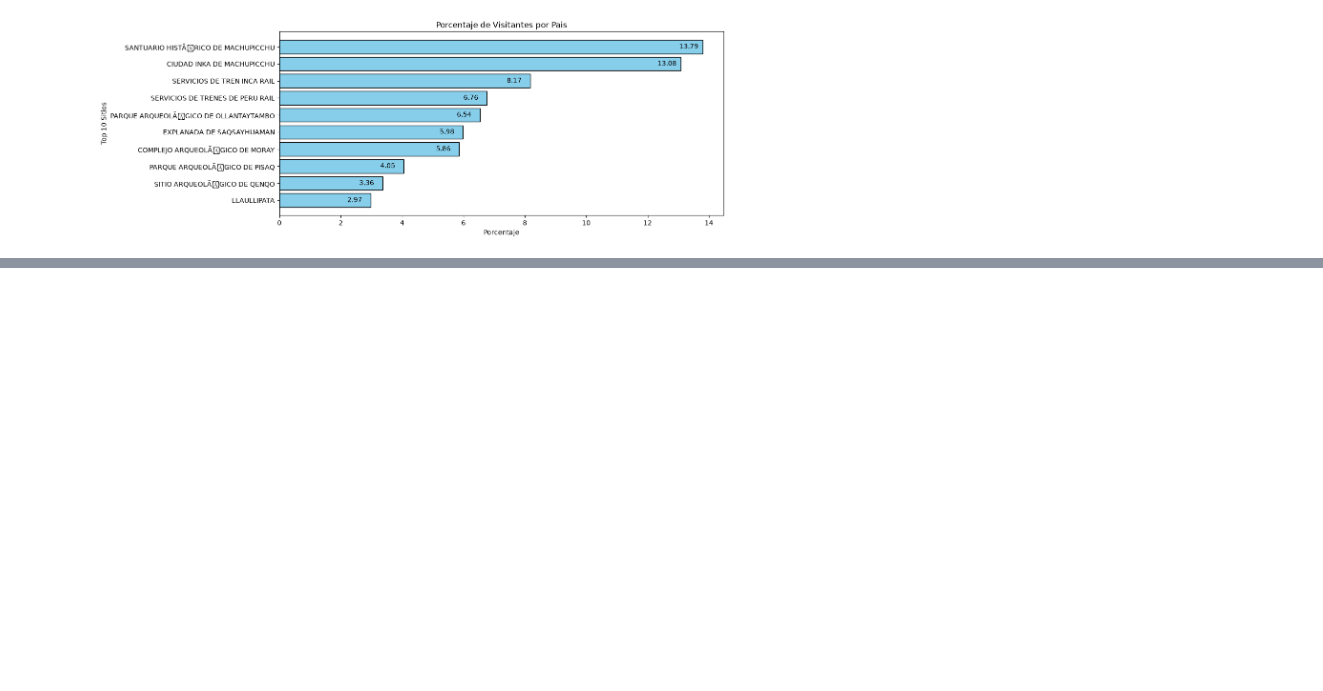
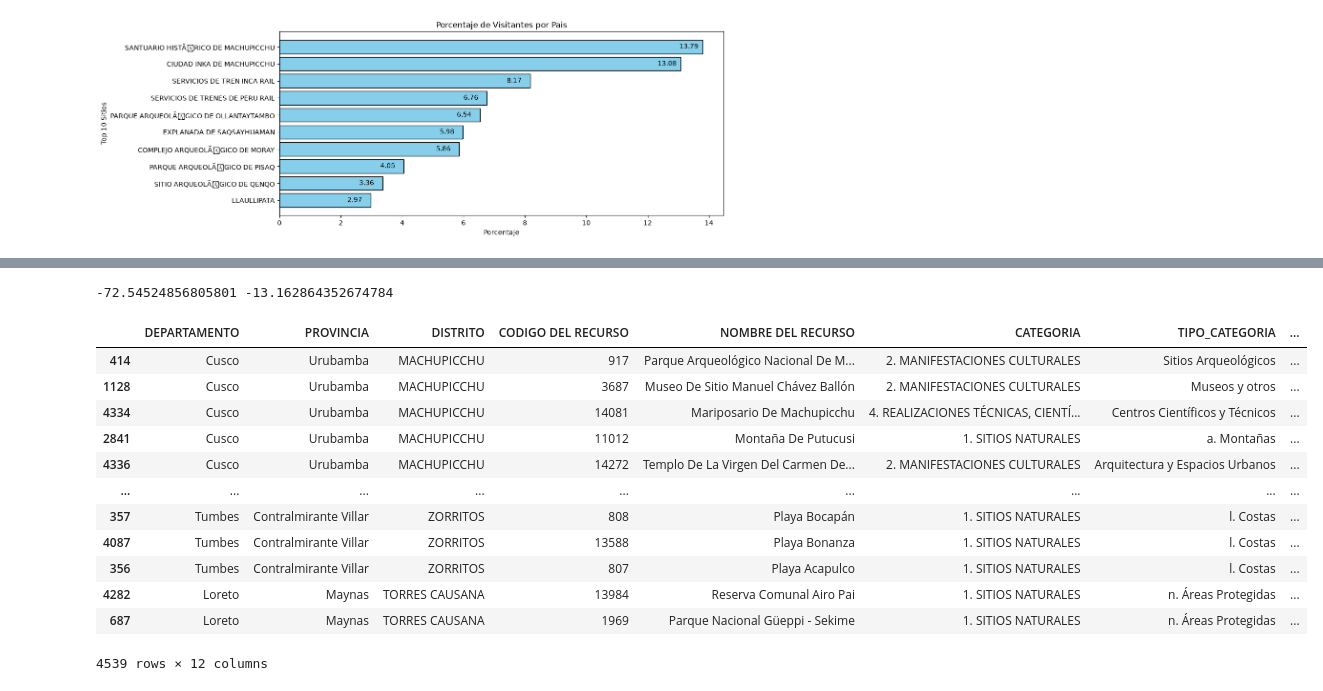
Before and after one commit to jp21bp/DS_Proyectos, a Jupyter notebook: 3_SegmentacionClientes/eda2.ipynb, the cells around one changed output, grey strips where cells are left out. Cells and saved outputs as stored; diff of their text form; code cells hidden in the pictures; blank space fills up the shorter version.

```diff
--- a/3_SegmentacionClientes/eda2.ipynb
+++ b/3_SegmentacionClientes/eda2.ipynb
@@ -933,0 +1018,61 @@ for i in range(len(top_X_sitios)):
+# %%
+##### Analisis: Viendo cuales son los otros sitios turisticos cerca a MP
+    # Considerando que MP es el sitio mas popular
+#### Indice de MP
+idx_MP = df_3[df_3['NOMBRE DEL RECURSO'] == 'Parque Arqueológico Nacional De Machu Picchu'].index
+
+#### Seleccionando coordinadas de MP
+MP_lat = df_3['LATITUD'].iloc[idx_MP].values.tolist()[0]
+MP_lon = df_3['LONGITUD'].iloc[idx_MP].values.tolist()[0]
+print(MP_lon, MP_lat)
+
+#### Creando formula para medir distancia de dos coordinadas
+def distancia(fila, lat_sitio, lon_sitio):
+    R = 6371.0  # 6371 kilometros por radian de Tierra
+
+    # Configuraciones
+    lat1 = fila['LATITUD']
+    lon1 = fila['LONGITUD']
+    lat2 = lat_sitio
+    lon2 = lon_sitio
+
+    # Convertir grados a radianes
+    lat1_rad, lon1_rad = math.radians(lat1), math.radians(lon1)
+    lat2_rad, lon2_rad = math.radians(lat2), math.radians(lon2)
+
+    # Diferencias
+    dlat = lat2_rad - lat1_rad
+    dlon = lon2_rad - lon1_rad
+
+    # Fórmula de Haversine
+    a = math.sin(dlat / 2)**2 + math.cos(lat1_rad) * math.cos(lat2_rad) * math.sin(dlon / 2)**2
+    c = 2 * math.atan2(math.sqrt(a), math.sqrt(1 - a))  # Radian distancia (de la tierra) entre ambos puntos
+
+    return R * c
+
+#### Creando distancia de cada registro/sitio a MP
+ds_dist_MP = df_3.apply(distancia, axis=1, args=[MP_lat, MP_lon])
+ds_dist_MP.name = 'DISTANCIA_MP'
+# display(df_dist_MP)
+
+#### Uniendo datos
+df_con_dist = pd.concat([df_3, ds_dist_MP], axis=1)
+display(df_con_dist.sort_values(by='DISTANCIA_MP'))
+
+#### Investigando distancia
+# display(df_dist_MP.sort_values())
+# %% [output]
+-72.54524856805801 -13.162864352674784
+|  | DEPARTAMENTO | PROVINCIA | DISTRITO | CODIGO DEL RECURSO | NOMBRE DEL RECURSO | CATEGORIA | TIPO_CATEGORIA | ... |
+| 414 | Cusco | Urubamba | MACHUPICCHU | 917 | Parque Arqueológico Nacional De M... | 2. MANIFESTACIONES CULTURALES | Sitios Arqueológicos | ... |
+| 1128 | Cusco | Urubamba | MACHUPICCHU | 3687 | Museo De Sitio Manuel Chávez Ballón | 2. MANIFESTACIONES CULTURALES | Museos y otros | ... |
+| 4334 | Cusco | Urubamba | MACHUPICCHU | 14081 | Mariposario De Machupicchu | 4. REALIZACIONES TÉCNICAS, CIENTÍ... | Centros Científicos y Técnicos | ... |
+| 2841 | Cusco | Urubamba | MACHUPICCHU | 11012 | Montaña De Putucusi | 1. SITIOS NATURALES | a. Montañas | ... |
+| 4336 | Cusco | Urubamba | MACHUPICCHU | 14272 | Templo De La Virgen Del Carmen De... | 2. MANIFESTACIONES CULTURALES | Arquitectura y Espacios Urbanos | ... |
+| ... | ... | ... | ... | ... | ... | ... | ... | ... |
+| 357 | Tumbes | Contralmirante Villar | ZORRITOS | 808 | Playa Bocapán | 1. SITIOS NATURALES | l. Costas | ... |
+| 4087 | Tumbes | Contralmirante Villar | ZORRITOS | 13588 | Playa Bonanza | 1. SITIOS NATURALES | l. Costas | ... |
+| 356 | Tumbes | Contralmirante Villar | ZORRITOS | 807 | Playa Acapulco | 1. SITIOS NATURALES | l. Costas | ... |
+| 4282 | Loreto | Maynas | TORRES CAUSANA | 13984 | Reserva Comunal Airo Pai | 1. SITIOS NATURALES | n. Áreas Protegidas | ... |
+| 687 | Loreto | Maynas | TORRES CAUSANA | 1969 | Parque Nacional Güeppi - Sekime | 1. SITIOS NATURALES | n. Áreas Protegidas | ... |
+4539 rows × 12 columns
```
Also changed, not shown: parts of 7 cells of this notebook, 6 other files.
